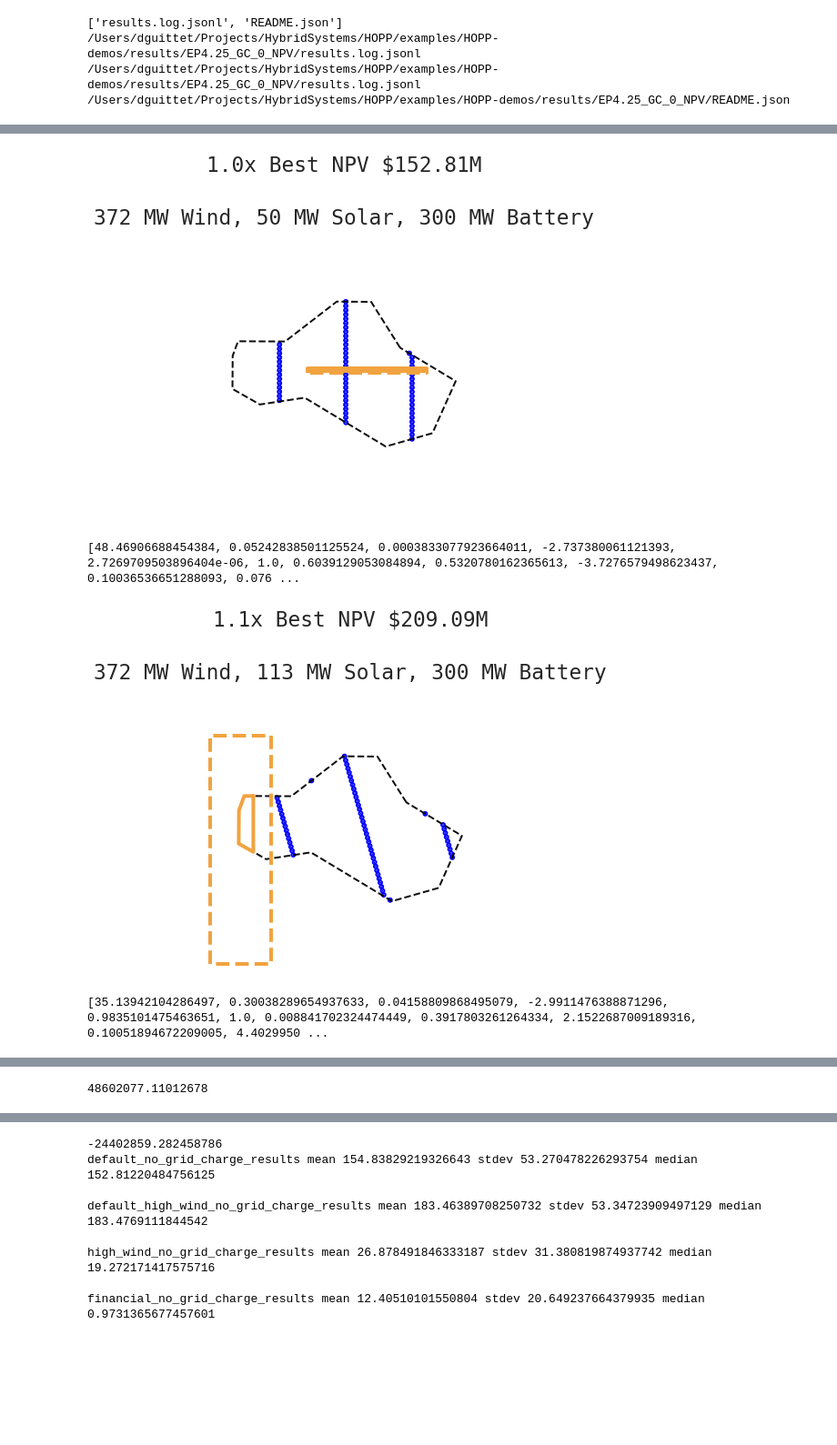
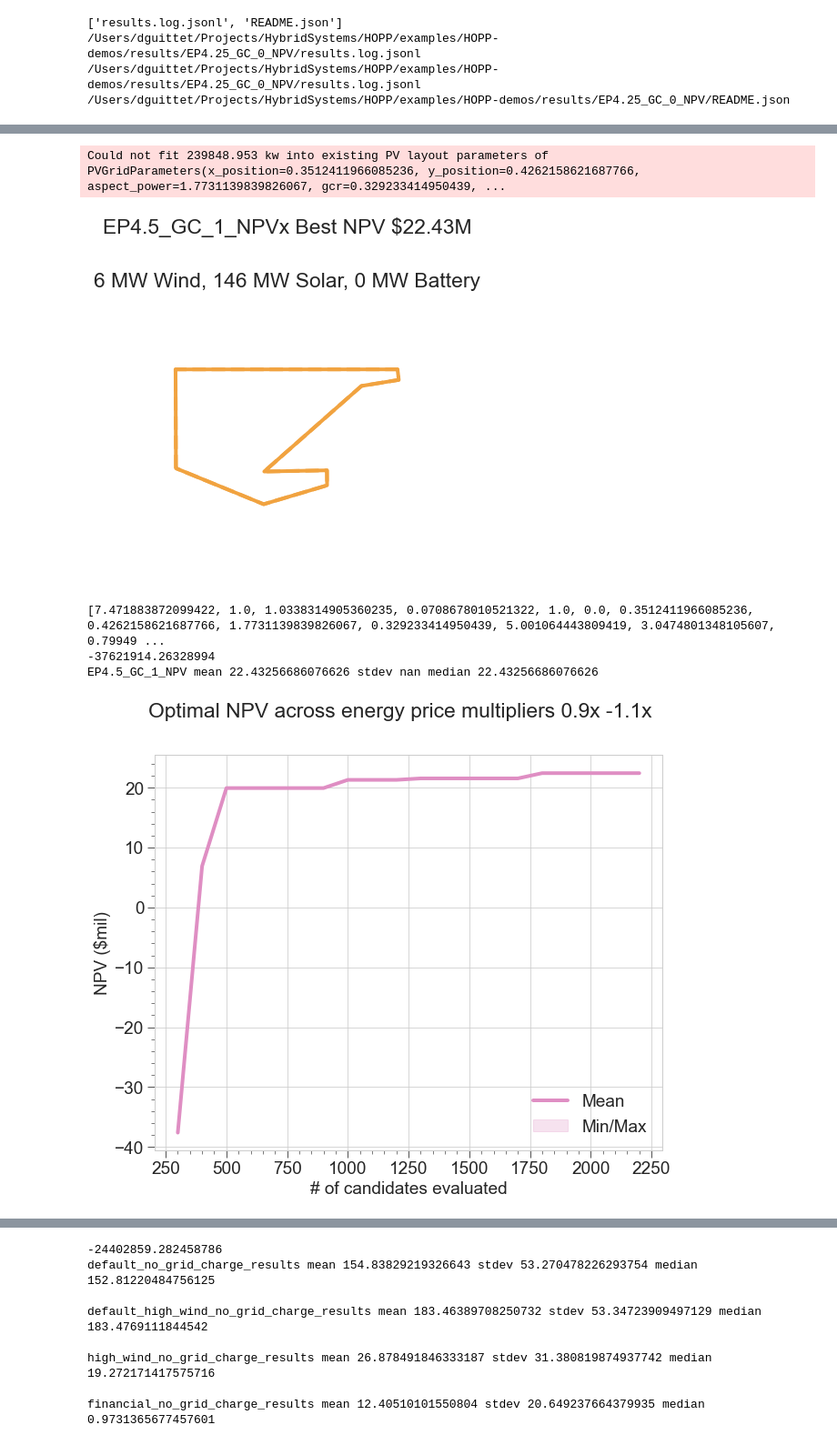
Before and after one commit to dguittet/HOPP-demos, a Jupyter notebook: results/Plot_Outputs.ipynb, the cells around one changed output, grey strips where cells are left out. Shown at 91% size. Cells and saved outputs as stored; diff of their text form; code cells hidden in the pictures; blank space fills up the shorter version.

```diff
--- a/results/Plot_Outputs.ipynb
+++ b/results/Plot_Outputs.ipynb
@@ -295,8 +295,6 @@ def load_results(path, run_group, index='iteration'):
 #         match = run_name_extractor.match(d)
 #         if not match:
 #             continue
-
-        run_name = d
 
         dir_path = os.path.join(path, d)
         print(dir_path)
@@ -326,7 +324,7 @@ def load_results(path, run_group, index='iteration'):
         if run_group not in data_sets:
             data_sets[run_group] = {}
         run_data_sets = data_sets[run_group]
-        run_data_sets[run_name] = data_set
+        run_data_sets[run_group] = data_set
 
     return data_sets
 
@@ -489,24 +478,21 @@ default_high_wind_no_grid_charge_results mean 183.46389708250732 stdev 53.347239
 # %%
-current_run = run_group = 'default_no_grid_charge_results'
+current_run = run_group = 'EP4.5_GC_1_NPV'
 runs = data_sets[run_group]
-best_solution, evaluation, score, baseline_value = plot_sites(taltal_site, directory + "/" + run_group + "/README.json", runs, run_group, site_fig_size)
+site_fig_size = (5,7)
+best_solution, evaluation, score, baseline_value = plot_sites(flatirons_site, runs, run_group, site_fig_size)
 
 ordering = [current_run]
 print(baseline_value)
 fig, ax, ax2 = plot_perf(aggregated_data_sets, 0.1, ordering)
 plt.legend(["Mean", "Min/Max"], loc='lower right')
 
-# ax.set_ylim(3.1, 4.5)
-# ax.set_yticks([3.5, 4.0, 4.5])
-# ax.set_xlim(0, 50000)
-# ax.set_xticks([0,10000,20000,30000,40000,50000])
-# ax2.set_yticks([219, 220, 221])
 plt.suptitle("Optimal NPV across energy price multipliers 0.9x -1.1x")
 plt.show()
-# plt.savefig(name + 'progress.svg')
 print(baseline_value)
 # %% [output]
+Could not fit 239848.953 kw into existing PV layout parameters of PVGridParameters(x_position=0.3512411966085236, y_position=0.4262158621687766, aspect_power=1.7731139839826067, gcr=0.329233414950439, ...
-[figure, old version]
+[figure, new version]
-[48.46906688454384, 0.05242838501125524, 0.0003833077923664011, -2.737380061121393, 2.7269709503896404e-06, 1.0, 0.6039129053084894, 0.5320780162365613, -3.7276579498623437, 0.10036536651288093, 0.076 ...
+[7.471883872099422, 1.0, 1.0338314905360235, 0.0708678010521322, 1.0, 0.0, 0.3512411966085236, 0.4262158621687766, 1.7731139839826067, 0.329233414950439, 5.001064443809419, 3.0474801348105607, 0.79949 ...
+-37621914.26328994
+EP4.5_GC_1_NPV mean 22.43256686076626 stdev nan median 22.43256686076626
-[figure, old version]
+[figure, new version]
-[35.13942104286497, 0.30038289654937633, 0.04158809868495079, -2.9911476388871296, 0.9835101475463651, 1.0, 0.008841702324474449, 0.3917803261264334, 2.1522687009189316, 0.10051894672209005, 4.4029950 ...
@@ -518,2 +500 @@ default_no_grid_charge_results mean 154.83829219326643 stdev 53.270478226293754
-48602077.11012678
 # %%
```
Also changed, not shown: parts of 9 cells of this notebook, 5 other files.
